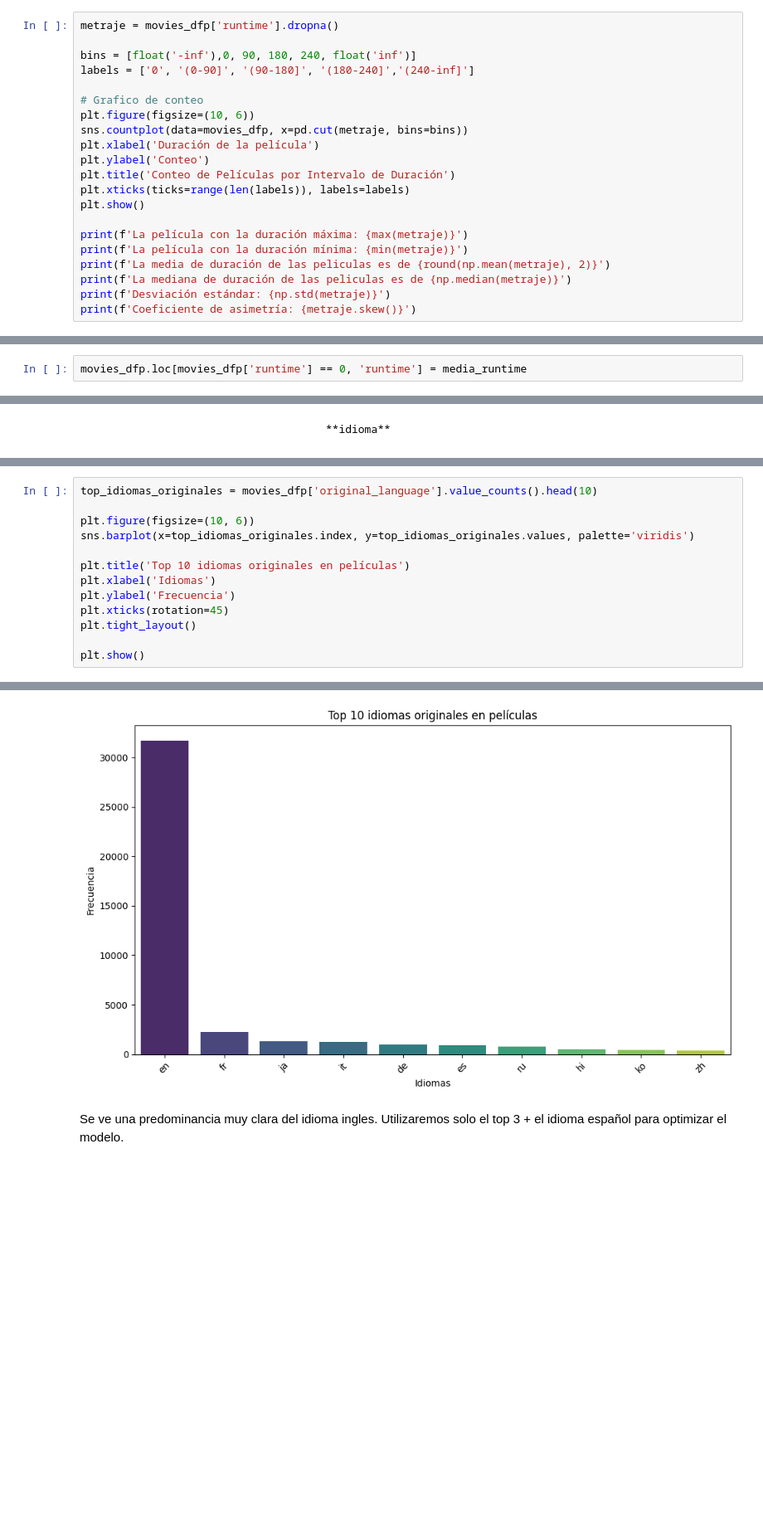
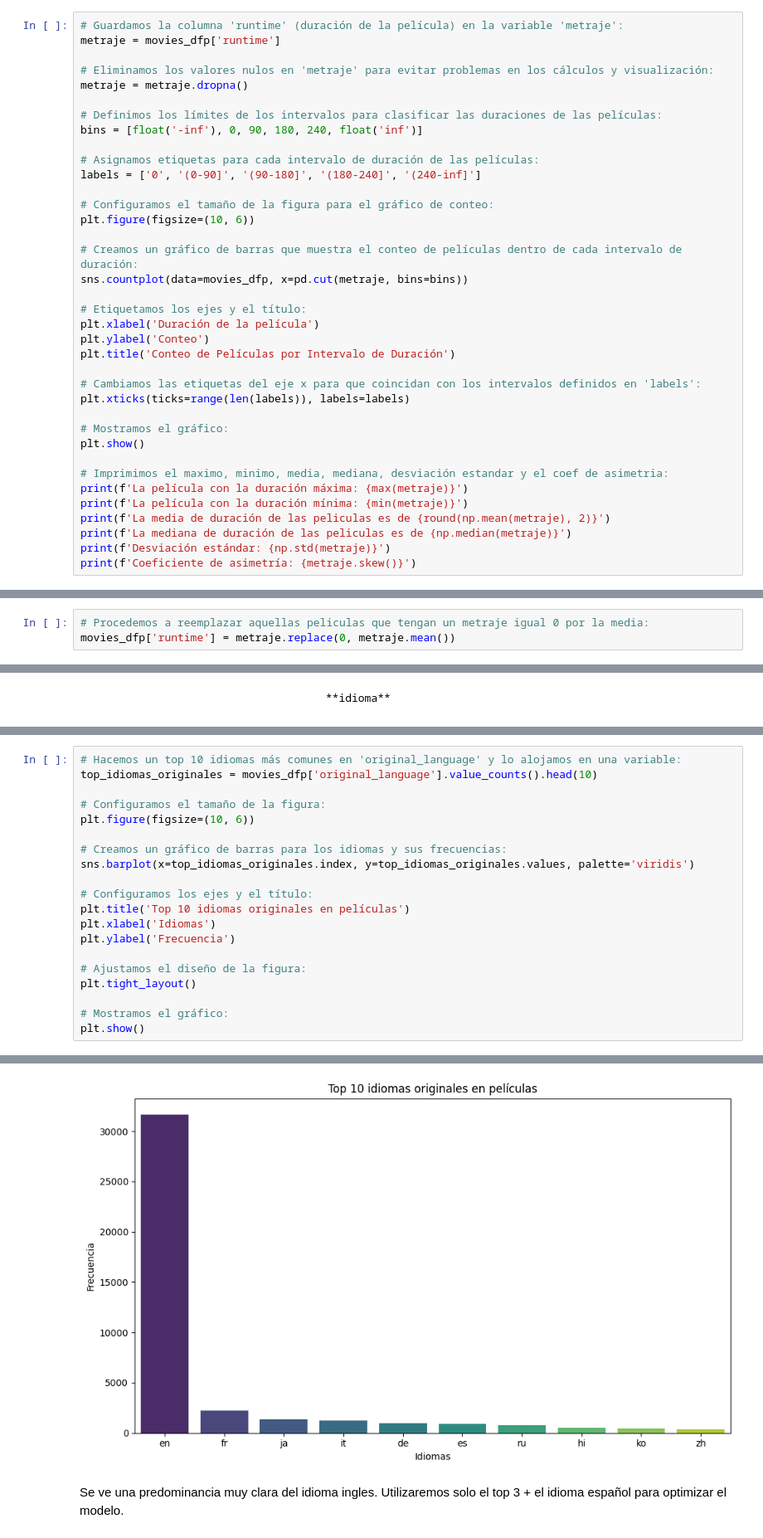
Before and after one commit to Julianburastero/proyecto_individual-1, a Jupyter notebook: notebooks/EDA.ipynb, the cells around one changed output, grey strips where cells are left out. Shown at 83% size. Saved outputs shown, nothing was run; the diff lists cells and outputs as text; blank space fills up the shorter version.

```diff
--- a/notebooks/EDA.ipynb
+++ b/notebooks/EDA.ipynb
@@ -17,20 +14,36 @@ movies_dfp = pd.read_parquet('../data_post_etl/movies/movies_dataset_etl.parquet
 # %% [markdown]
                                         **Metraje**
 # %%
-metraje = movies_dfp['runtime'].dropna()
+# Guardamos la columna 'runtime' (duración de la película) en la variable 'metraje':
+metraje = movies_dfp['runtime']
 
-bins = [float('-inf'),0, 90, 180, 240, float('inf')]
-labels = ['0', '(0-90]', '(90-180]', '(180-240]','(240-inf]']
+# Eliminamos los valores nulos en 'metraje' para evitar problemas en los cálculos y visualización:
+metraje = metraje.dropna()
 
-# Grafico de conteo
+# Definimos los límites de los intervalos para clasificar las duraciones de las películas:
+bins = [float('-inf'), 0, 90, 180, 240, float('inf')]
+
+# Asignamos etiquetas para cada intervalo de duración de las películas:
+labels = ['0', '(0-90]', '(90-180]', '(180-240]', '(240-inf]']
+
+# Configuramos el tamaño de la figura para el gráfico de conteo:
 plt.figure(figsize=(10, 6))
+
+# Creamos un gráfico de barras que muestra el conteo de películas dentro de cada intervalo de duración:
 sns.countplot(data=movies_dfp, x=pd.cut(metraje, bins=bins))
+
+# Etiquetamos los ejes y el título:
 plt.xlabel('Duración de la película')
 plt.ylabel('Conteo')
 plt.title('Conteo de Películas por Intervalo de Duración')
+
+# Cambiamos las etiquetas del eje x para que coincidan con los intervalos definidos en 'labels':
 plt.xticks(ticks=range(len(labels)), labels=labels)
+
+# Mostramos el gráfico:
 plt.show()
 
+# Imprimimos el maximo, minimo, media, mediana, desviación estandar y el coef de asimetria:
 print(f'La película con la duración máxima: {max(metraje)}')
 print(f'La película con la duración mínima: {min(metraje)}')
 print(f'La media de duración de las peliculas es de {round(np.mean(metraje), 2)}')
@@ -59,5 +73,6 @@ Como podemos observar hay 1478 peliculas que tienen una duración de 0 minutos.
-# %%
-movies_dfp.loc[movies_dfp['runtime'] == 0, 'runtime'] = media_runtime
+# %%
+# Procedemos a reemplazar aquellas peliculas que tengan un metraje igual 0 por la media:
+movies_dfp['runtime'] = metraje.replace(0, metraje.mean())
 # %%
 # Confirmamos la transformación:
 len(movies_dfp[movies_dfp['runtime'] == 0])
@@ -106,21 +104,28 @@ Name: count, Length: 89, dtype: int64
 # %%
+# Hacemos un top 10 idiomas más comunes en 'original_language' y lo alojamos en una variable:
 top_idiomas_originales = movies_dfp['original_language'].value_counts().head(10)
 
+# Configuramos el tamaño de la figura:
 plt.figure(figsize=(10, 6))
+
+# Creamos un gráfico de barras para los idiomas y sus frecuencias:
 sns.barplot(x=top_idiomas_originales.index, y=top_idiomas_originales.values, palette='viridis')
 
+# Configuramos los ejes y el título:
 plt.title('Top 10 idiomas originales en películas')
 plt.xlabel('Idiomas')
 plt.ylabel('Frecuencia')
-plt.xticks(rotation=45)
+
+# Ajustamos el diseño de la figura:
 plt.tight_layout()
 
+# Mostramos el gráfico:
 plt.show()
 # %% [output]
 Passing `palette` without assigning `hue` is deprecated and will be removed in v0.14.0. Assign the `x` variable to `hue` and set `legend=False` for the same effect.
 
   sns.barplot(x=top_idiomas_originales.index, y=top_idiomas_originales.values, palette='viridis')
-[figure, old version]
+[figure, new version]
 # %% [markdown]
 Se ve una predominancia muy clara del idioma ingles. Utilizaremos solo el top 3 + el idioma español para optimizar el modelo.
 # %%
```
Also changed, not shown: parts of 67 cells of this notebook, 12 other files.
